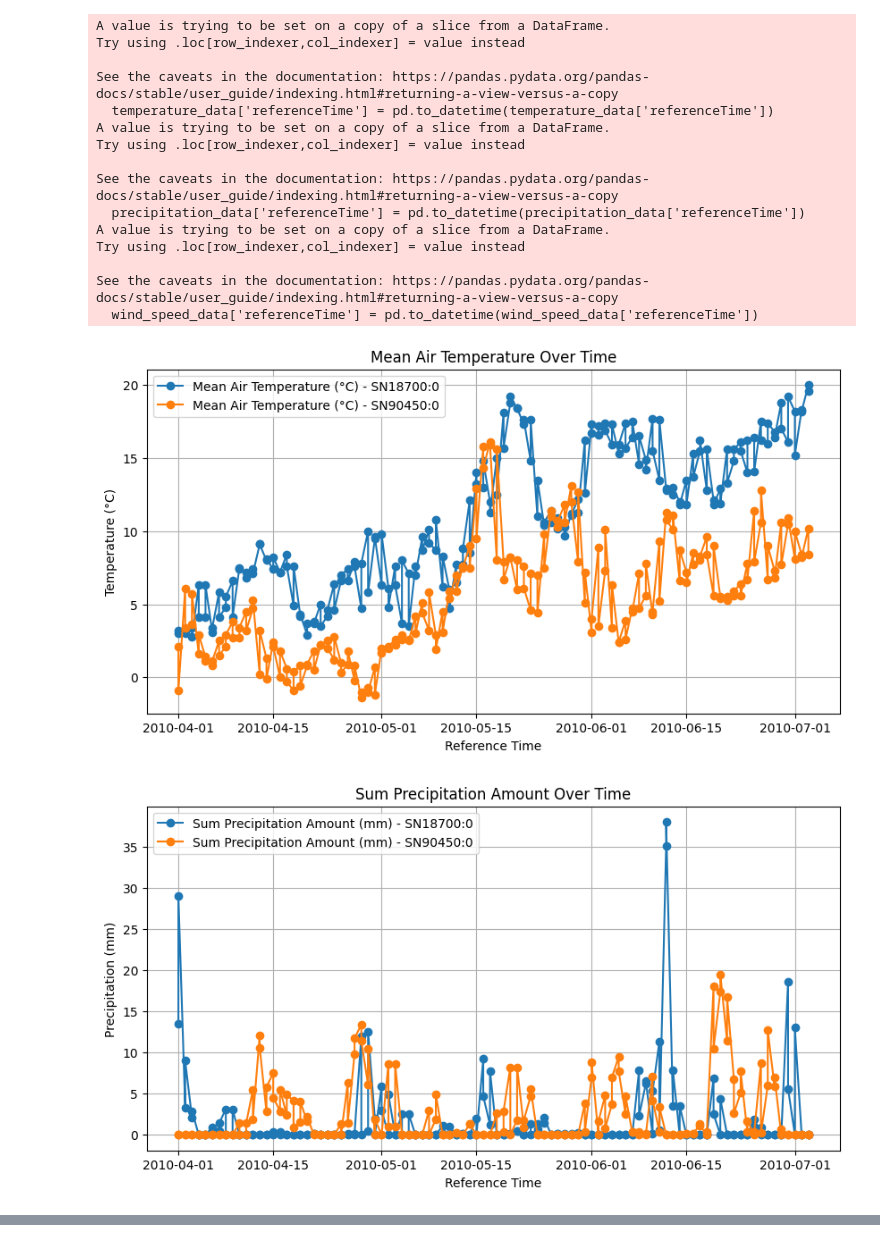
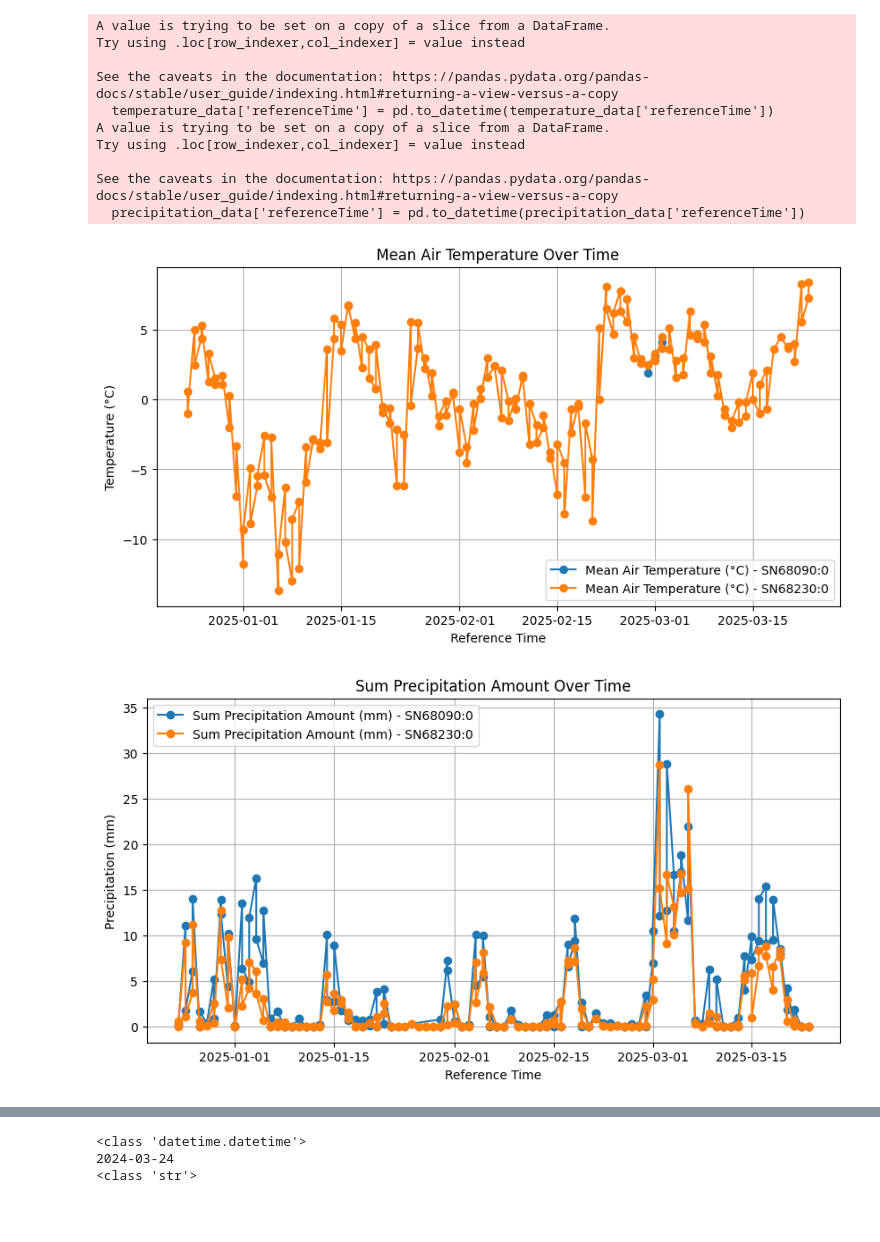
Before and after one commit to Trankevin01/Miljoedataanalyseapplikasjon, a Jupyter notebook: proj_environment/notebooks/Frost Datasett.ipynb, the cells around one changed output, grey strips where cells are left out. Saved outputs shown, nothing was run; the diff lists cells and outputs as text; code cells hidden in the pictures; blank space fills up the shorter version.

```diff
--- a/proj_environment/notebooks/Frost Datasett.ipynb
+++ b/proj_environment/notebooks/Frost Datasett.ipynb
@@ -2,15 +2,24 @@
 import requests
 import pandas as pd
 import matplotlib.pyplot as plt
+from datetime import datetime
+from datetime import timedelta
+
+now = datetime.now()
+offset = now - timedelta(days=90)
+# Hent dagens dato
+current_date = now.strftime("%Y-%m-%d")
+# Beregn datoen for ett år siden
+historic_date = offset.strftime("%Y-%m-%d")
 
 # Insert your own client ID here
 client_id = '2e243d34-57bc-42b4-8095-239991af5353'
 # Define endpoint and parameters
 endpoint = 'https://frost.met.no/observations/v0.jsonld'
 parameters = {
-    'sources': 'SN18700,SN90450',
+    'sources': 'SN68090,SN68230',
     'elements': 'mean(air_temperature P1D),sum(precipitation_amount P1D),mean(wind_speed P1D)',
-    'referencetime': '2010-04-01/2010-07-04',
+    'referencetime': f'{historic_date}/{current_date}',
 }
 # Issue an HTTP GET request
 r = requests.get(endpoint, parameters, auth=(client_id,''))
@@ -107,17 +116,12 @@ Data retrieved from frost.met.no!
 A value is trying to be set on a copy of a slice from a DataFrame.
 Try using .loc[row_indexer,col_indexer] = value instead
 
 See the caveats in the documentation: https://pandas.pydata.org/pandas-docs/stable/user_guide/indexing.html#returning-a-view-versus-a-copy
   temperature_data['referenceTime'] = pd.to_datetime(temperature_data['referenceTime'])
 A value is trying to be set on a copy of a slice from a DataFrame.
 Try using .loc[row_indexer,col_indexer] = value instead
 
 See the caveats in the documentation: https://pandas.pydata.org/pandas-docs/stable/user_guide/indexing.html#returning-a-view-versus-a-copy
   precipitation_data['referenceTime'] = pd.to_datetime(precipitation_data['referenceTime'])
-A value is trying to be set on a copy of a slice from a DataFrame.
-Try using .loc[row_indexer,col_indexer] = value instead
-
-See the caveats in the documentation: https://pandas.pydata.org/pandas-docs/stable/user_guide/indexing.html#returning-a-view-versus-a-copy
-  wind_speed_data['referenceTime'] = pd.to_datetime(wind_speed_data['referenceTime'])
-[figure, old version]
+[figure, new version]
-[figure, old version]
+[figure, new version]
@@ -142,3 +146,25 @@ print(df)
 329            2  2010-05-03T00:00:00.000Z  SN90450:0
 
 [330 rows x 12 columns]
+# %%
+from datetime import datetime, timedelta
+
+now = datetime.now()
+
+one_year_ago = now - timedelta(days=365)
+
+# Hent dagens dato
+current_date = datetime.now().date()
+
+# Beregn datoen for ett år siden
+date_time_1=one_year_ago.strftime("%Y-%m-%d")
+
+date_time=now.strftime("%Y-%m-%d")
+
+print(type(one_year_ago))
+print(date_time_1)
+print(type(date_time))
+# %% [output]
+<class 'datetime.datetime'>
+2024-03-24
+<class 'str'>
```
Also changed, not shown: parts of 1 cell of this notebook.
